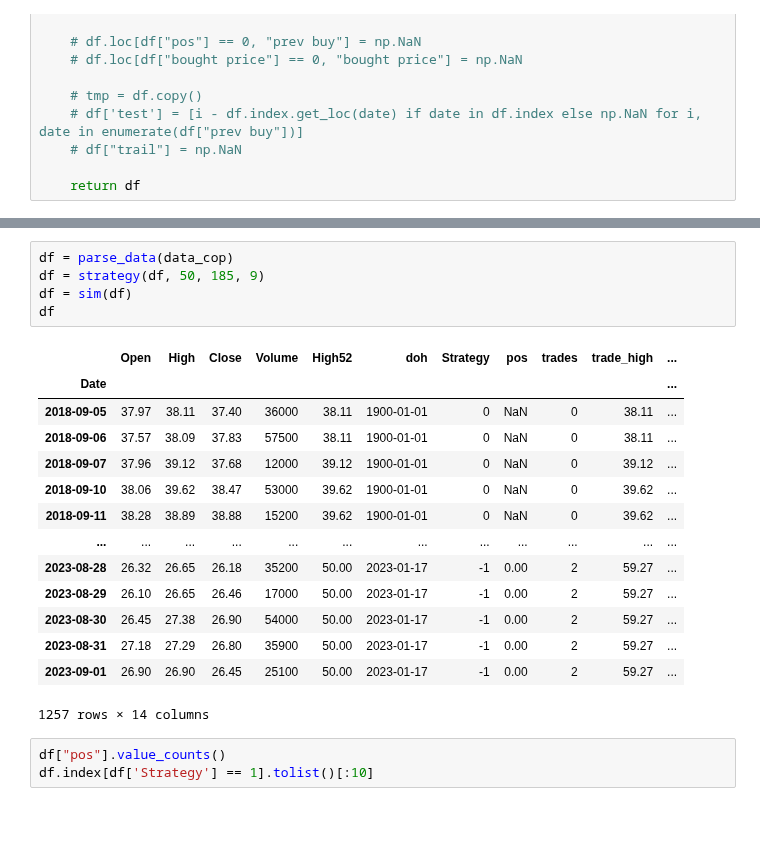
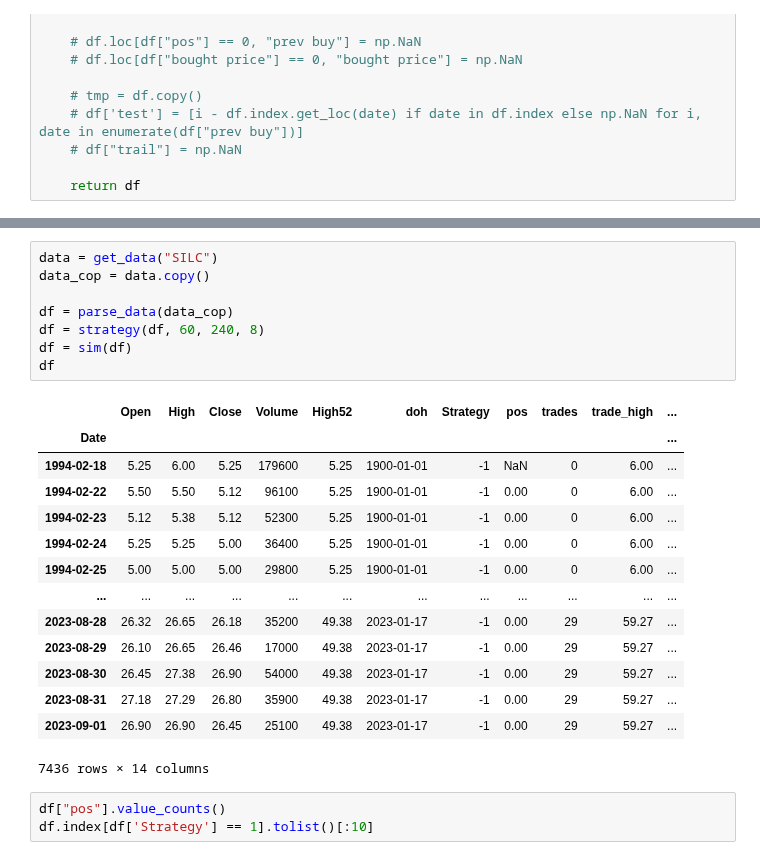
Before and after one commit to Idanq1/Stocks-Strategies, a Jupyter notebook: 52 week/Back testing.ipynb, the cells around one changed output, grey strips where cells are left out. Saved outputs shown, nothing was run; the diff lists cells and outputs as text; blank space fills up the shorter version.

```diff
--- a/52 week/Back testing.ipynb
+++ b/52 week/Back testing.ipynb
@@ -168,23 +180,26 @@ KeyboardInterrupt
 # %%
+data = get_data("SILC")
+data_cop = data.copy()
+
 df = parse_data(data_cop)
-df = strategy(df, 50, 185, 9)
+df = strategy(df, 60, 240, 8)
 df = sim(df)
 df
 # %% [output]
 |  | Open | High | Close | Volume | High52 | doh | Strategy | pos | trades | trade_high | ... |
 | Date |  |  |  |  |  |  |  |  |  |  | ... |
-| 2018-09-05 | 37.97 | 38.11 | 37.40 | 36000 | 38.11 | 1900-01-01 | 0 | NaN | 0 | 38.11 | ... |
-| 2018-09-06 | 37.57 | 38.09 | 37.83 | 57500 | 38.11 | 1900-01-01 | 0 | NaN | 0 | 38.11 | ... |
-| 2018-09-07 | 37.96 | 39.12 | 37.68 | 12000 | 39.12 | 1900-01-01 | 0 | NaN | 0 | 39.12 | ... |
-| 2018-09-10 | 38.06 | 39.62 | 38.47 | 53000 | 39.62 | 1900-01-01 | 0 | NaN | 0 | 39.62 | ... |
-| 2018-09-11 | 38.28 | 38.89 | 38.88 | 15200 | 39.62 | 1900-01-01 | 0 | NaN | 0 | 39.62 | ... |
+| 1994-02-18 | 5.25 | 6.00 | 5.25 | 179600 | 5.25 | 1900-01-01 | -1 | NaN | 0 | 6.00 | ... |
+| 1994-02-22 | 5.50 | 5.50 | 5.12 | 96100 | 5.25 | 1900-01-01 | -1 | 0.00 | 0 | 6.00 | ... |
+| 1994-02-23 | 5.12 | 5.38 | 5.12 | 52300 | 5.25 | 1900-01-01 | -1 | 0.00 | 0 | 6.00 | ... |
+| 1994-02-24 | 5.25 | 5.25 | 5.00 | 36400 | 5.25 | 1900-01-01 | -1 | 0.00 | 0 | 6.00 | ... |
+| 1994-02-25 | 5.00 | 5.00 | 5.00 | 29800 | 5.25 | 1900-01-01 | -1 | 0.00 | 0 | 6.00 | ... |
 | ... | ... | ... | ... | ... | ... | ... | ... | ... | ... | ... | ... |
-| 2023-08-28 | 26.32 | 26.65 | 26.18 | 35200 | 50.00 | 2023-01-17 | -1 | 0.00 | 2 | 59.27 | ... |
-| 2023-08-29 | 26.10 | 26.65 | 26.46 | 17000 | 50.00 | 2023-01-17 | -1 | 0.00 | 2 | 59.27 | ... |
-| 2023-08-30 | 26.45 | 27.38 | 26.90 | 54000 | 50.00 | 2023-01-17 | -1 | 0.00 | 2 | 59.27 | ... |
-| 2023-08-31 | 27.18 | 27.29 | 26.80 | 35900 | 50.00 | 2023-01-17 | -1 | 0.00 | 2 | 59.27 | ... |
-| 2023-09-01 | 26.90 | 26.90 | 26.45 | 25100 | 50.00 | 2023-01-17 | -1 | 0.00 | 2 | 59.27 | ... |
+| 2023-08-28 | 26.32 | 26.65 | 26.18 | 35200 | 49.38 | 2023-01-17 | -1 | 0.00 | 29 | 59.27 | ... |
+| 2023-08-29 | 26.10 | 26.65 | 26.46 | 17000 | 49.38 | 2023-01-17 | -1 | 0.00 | 29 | 59.27 | ... |
+| 2023-08-30 | 26.45 | 27.38 | 26.90 | 54000 | 49.38 | 2023-01-17 | -1 | 0.00 | 29 | 59.27 | ... |
+| 2023-08-31 | 27.18 | 27.29 | 26.80 | 35900 | 49.38 | 2023-01-17 | -1 | 0.00 | 29 | 59.27 | ... |
+| 2023-09-01 | 26.90 | 26.90 | 26.45 | 25100 | 49.38 | 2023-01-17 | -1 | 0.00 | 29 | 59.27 | ... |
-1257 rows × 14 columns
+7436 rows × 14 columns
 # %%
 df["pos"].value_counts()
 df.index[df['Strategy'] == 1].tolist()[:10]
```
Also changed, not shown: parts of 10 cells of this notebook, 1 other file.
